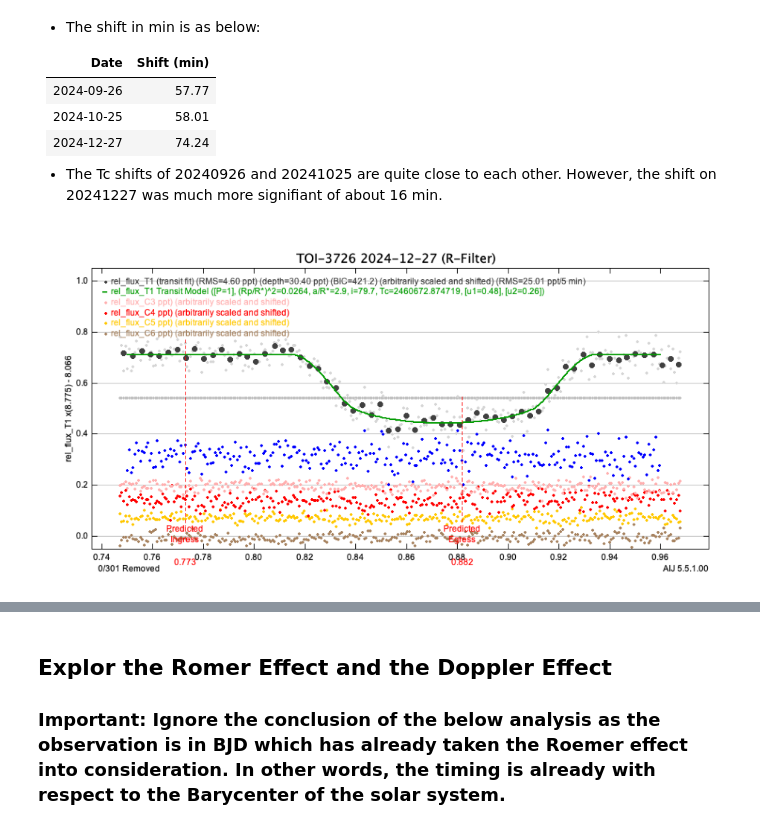
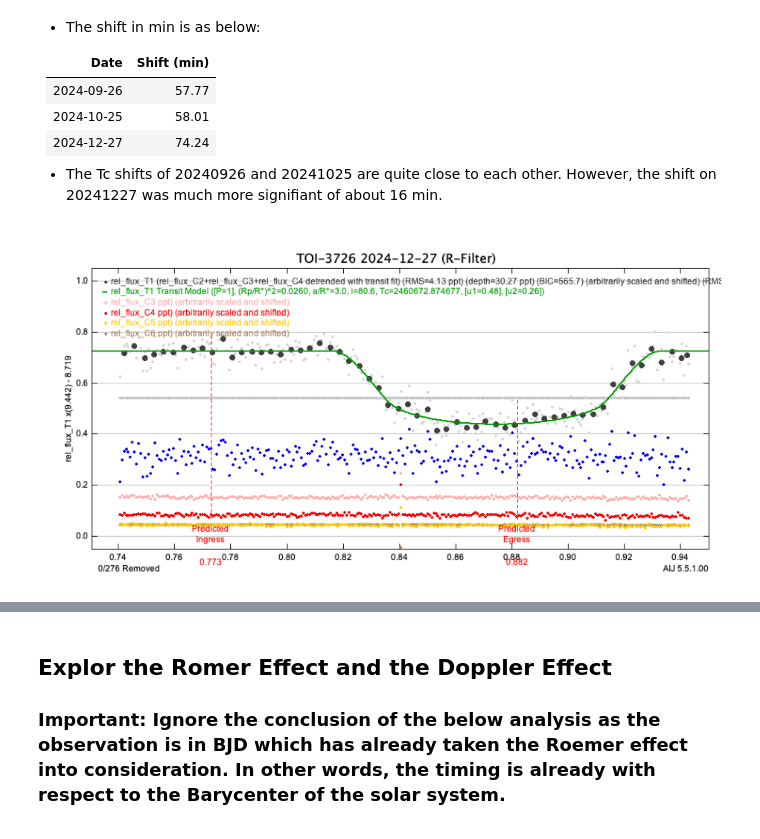
Before and after one commit to sophia268238/astronomy_ml, a Jupyter notebook: processed/TOI-3726/observation_summary.ipynb, the cells around one changed output, grey strips where cells are left out. Cells and saved outputs as stored; diff of their text form; code cells hidden in the pictures.

```diff
--- a/processed/TOI-3726/observation_summary.ipynb
+++ b/processed/TOI-3726/observation_summary.ipynb
@@ -281,13 +263,13 @@ At this point, we have done three observations on 20240926, 20241025 and 2024122
 - The Tc shifts of 20240926 and 20241025 are quite close to each other. However, the shift on 20241227 was much more signifiant of about 16 min.
 # %%
 from IPython.display import IFrame
-image = mpimg.imread("./20241227/Measurements_fitpanel01_rel_flux_T1.PNG")
+image = mpimg.imread("./20241227/Detrend_Measurements.PNG")
 plt.figure(figsize=(12, 6))
 plt.imshow(image)
 plt.axis("off")
 plt.show()
 # %% [output]
-[figure, old version]
+[figure, new version]
 # %%
 for entry in ground_observation:
     obs = entry["obs"]
```
Also changed, not shown: parts of 14 cells of this notebook, 59 other files.
